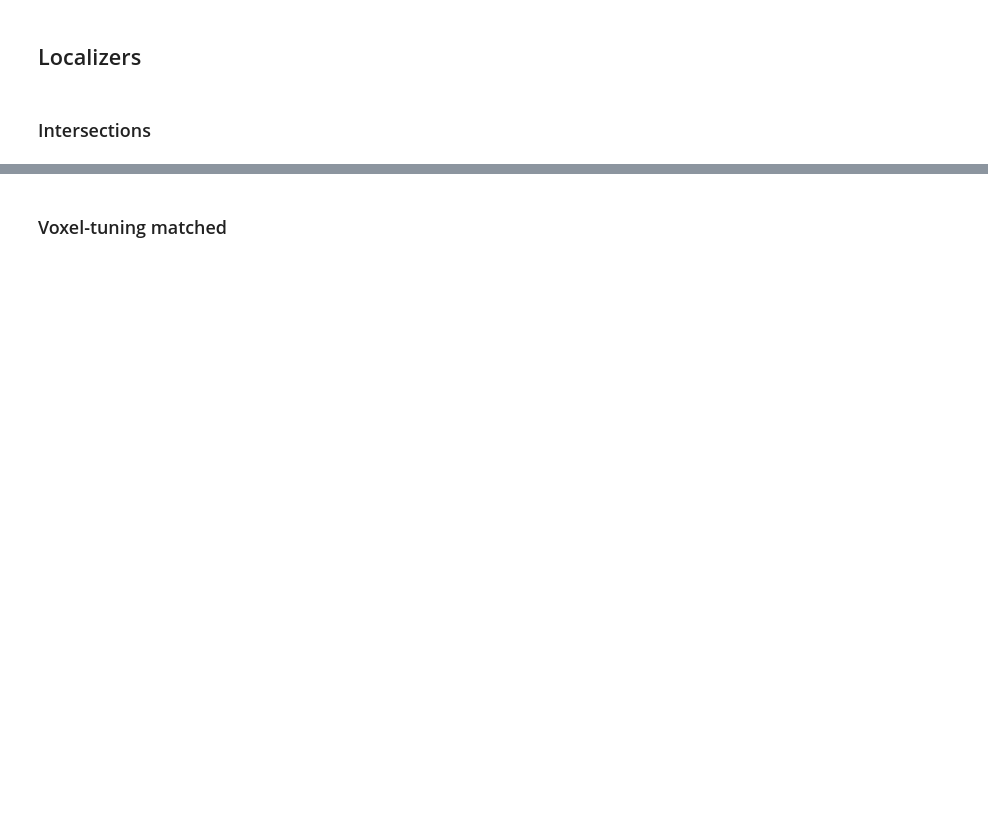
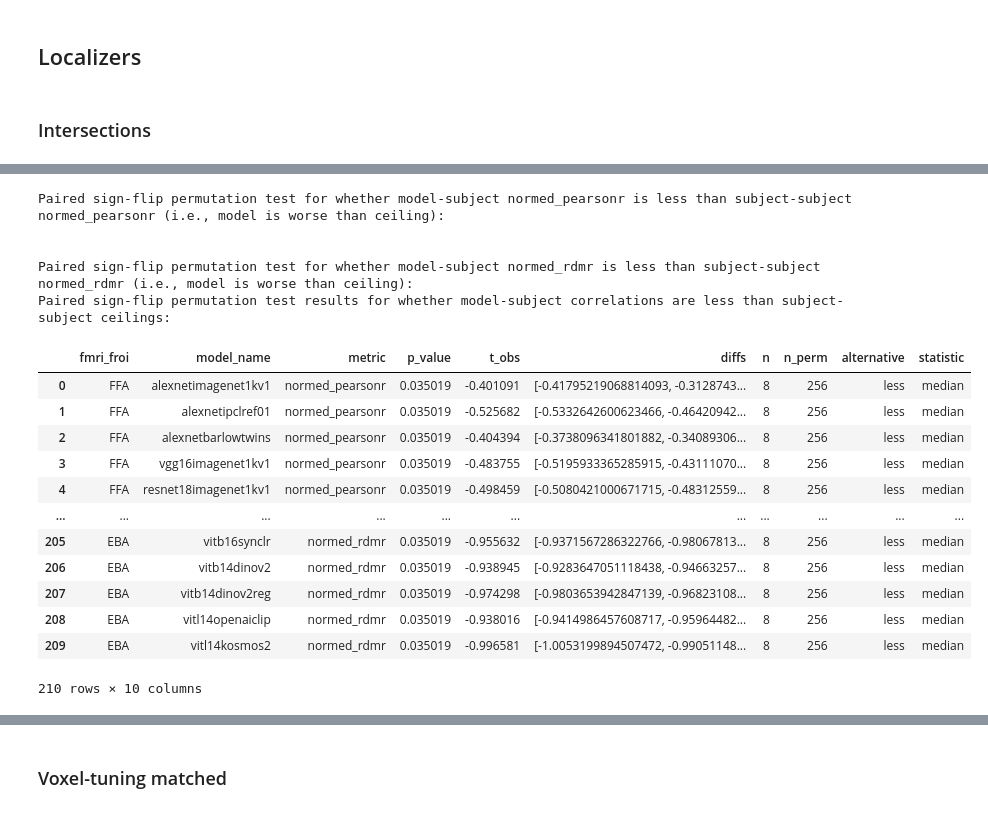
Before and after one commit to murtylab/comparing-category-selectivity, a Jupyter notebook: preprint/preprint_stats_recheck.ipynb, the cells around one changed output, grey strips where cells are left out. Drawn from its saved outputs; the diff is of its cells as text; code cells hidden in the pictures; blank space fills up the shorter version.

Commit message:
updated stats recheck

```diff
--- a/preprint/preprint_stats_recheck.ipynb
+++ b/preprint/preprint_stats_recheck.ipynb
@@ -830,0 +914,9 @@ Lowest delta_normed_rdmr_median across all tthresholds and frois:
+# %%
+tthreshold = 7
+model_localizer = 'kanwisher'
+
+SUBJECTSUBJECT_CORRELATIONS_CSV_PATH = f'{RESULTS_DIR}/subjectsubject_correlations_nsd515.csv'
+MODELSUBJECT_CORRELATIONS_CSV_PATH = f'{RESULTS_DIR}/modelsubject_correlations_nsd515.csv'
+
+metrics = ['normed_pearsonr', 'normed_rdmr']
+subjects = list(range(1, 9))
@@ -830,0 +975,70 @@ Lowest delta_normed_rdmr_median across all tthresholds and frois:
+# %%
+mh_csv = pd.read_csv(MODELSUBJECT_CORRELATIONS_CSV_PATH)
+mh_csv = mh_csv[
+    (mh_csv['fmri_froi'].isin(core_frois)) &
+    (mh_csv['fmri_tthreshold'] == tthreshold) &
+    (mh_csv['model_name'].isin(to_model_names)) &
+    (mh_csv['model_localizer'] == model_localizer) &
+    (mh_csv['model_froi'].isin(core_frois)) &
+    (mh_csv['model_tthreshold'] == tthreshold)
+]
+# %%
+hh_lt_mh_stats_records = []
+for metric in metrics:
+    print(f'\n\nPaired sign-flip permutation test for whether model-subject {metric} is less than subject-subject {metric} (i.e., model is worse than ceiling):')
+    for froi in core_frois:
+        # print(f'\nFROI: {froi}')
+        for model_name in to_model_names:
+            hh_ceilings = []
+            mh_corrs = []
+            record = {'fmri_froi': froi, 'model_name': model_name, 'metric': metric}
+            for subject in subjects:
+                hh_ceiling = hh_corrs_csv[
+                    (hh_corrs_csv['fmri_froi'] == froi) &
+                    (hh_corrs_csv['subject'] == subject)
+                ][metric].values[0]
+                hh_ceilings.append(hh_ceiling)
+                mh_corr = mh_csv[
+                    (mh_csv['model_name'] == model_name) &
+                    (mh_csv['fmri_froi'] == froi) &
+                    (mh_csv['model_froi'] == froi) &
+                    (mh_csv['subject'] == subject)
+                ][metric].values[0]
+                mh_corrs.append(mh_corr)
+            test_result = signflip_perm_test_against_ceiling(
+                ceiling=hh_ceilings,
+                model=mh_corrs,
+                alternative='less',  # test model < ceiling
+                statistic='median',
+                exact=True, # N=8 -> exact 256 perms
+                n_permutations=100_000,
+                seed=0,
+                add_one_correction=True,
+            )
+            record.update(test_result)
+            # print(f'FROI: {froi}, model: {model_name}, metric: {metric}, p-value: {test_result["p_value"]}, median difference: {test_result["t_obs"]}, median subject-subject: {np.median(hh_ceilings)}, median model-subject: {np.median(mh_corrs)}')
+            hh_lt_mh_stats_records.append(record)
+hh_lt_mh_stats_df = pd.DataFrame(hh_lt_mh_stats_records)
+print('Paired sign-flip permutation test results for whether model-subject correlations are less than subject-subject ceilings:')
+display(hh_lt_mh_stats_df)
+print('Number of models that are significantly worse than ceiling (p<0.05):')
+print(f"{hh_lt_mh_stats_df[hh_lt_mh_stats_df['p_value'] < 0.05].shape[0]} out of {hh_lt_mh_stats_df.shape[0]} tests")
+# %% [output]
+Paired sign-flip permutation test for whether model-subject normed_pearsonr is less than subject-subject normed_pearsonr (i.e., model is worse than ceiling):
+
+
+Paired sign-flip permutation test for whether model-subject normed_rdmr is less than subject-subject normed_rdmr (i.e., model is worse than ceiling):
+Paired sign-flip permutation test results for whether model-subject correlations are less than subject-subject ceilings:
+|  | fmri_froi | model_name | metric | p_value | t_obs | diffs | n | n_perm | alternative | statistic |
+| 0 | FFA | alexnetimagenet1kv1 | normed_pearsonr | 0.035019 | -0.401091 | [-0.41795219068814093, -0.3128743... | 8 | 256 | less | median |
+| 1 | FFA | alexnetipclref01 | normed_pearsonr | 0.035019 | -0.525682 | [-0.5332642600623466, -0.46420942... | 8 | 256 | less | median |
+| 2 | FFA | alexnetbarlowtwins | normed_pearsonr | 0.035019 | -0.404394 | [-0.3738096341801882, -0.34089306... | 8 | 256 | less | median |
+| 3 | FFA | vgg16imagenet1kv1 | normed_pearsonr | 0.035019 | -0.483755 | [-0.5195933365285915, -0.43111070... | 8 | 256 | less | median |
+| 4 | FFA | resnet18imagenet1kv1 | normed_pearsonr | 0.035019 | -0.498459 | [-0.5080421000671715, -0.48312559... | 8 | 256 | less | median |
+| ... | ... | ... | ... | ... | ... | ... | ... | ... | ... | ... |
+| 205 | EBA | vitb16synclr | normed_rdmr | 0.035019 | -0.955632 | [-0.9371567286322766, -0.98067813... | 8 | 256 | less | median |
+| 206 | EBA | vitb14dinov2 | normed_rdmr | 0.035019 | -0.938945 | [-0.9283647051118438, -0.94663257... | 8 | 256 | less | median |
+| 207 | EBA | vitb14dinov2reg | normed_rdmr | 0.035019 | -0.974298 | [-0.9803653942847139, -0.96823108... | 8 | 256 | less | median |
+| 208 | EBA | vitl14openaiclip | normed_rdmr | 0.035019 | -0.938016 | [-0.9414986457608717, -0.95964482... | 8 | 256 | less | median |
+| 209 | EBA | vitl14kosmos2 | normed_rdmr | 0.035019 | -0.996581 | [-1.0053199894507472, -0.99051148... | 8 | 256 | less | median |
+210 rows × 10 columns
```
Also changed, not shown: parts of 31 cells of this notebook.
